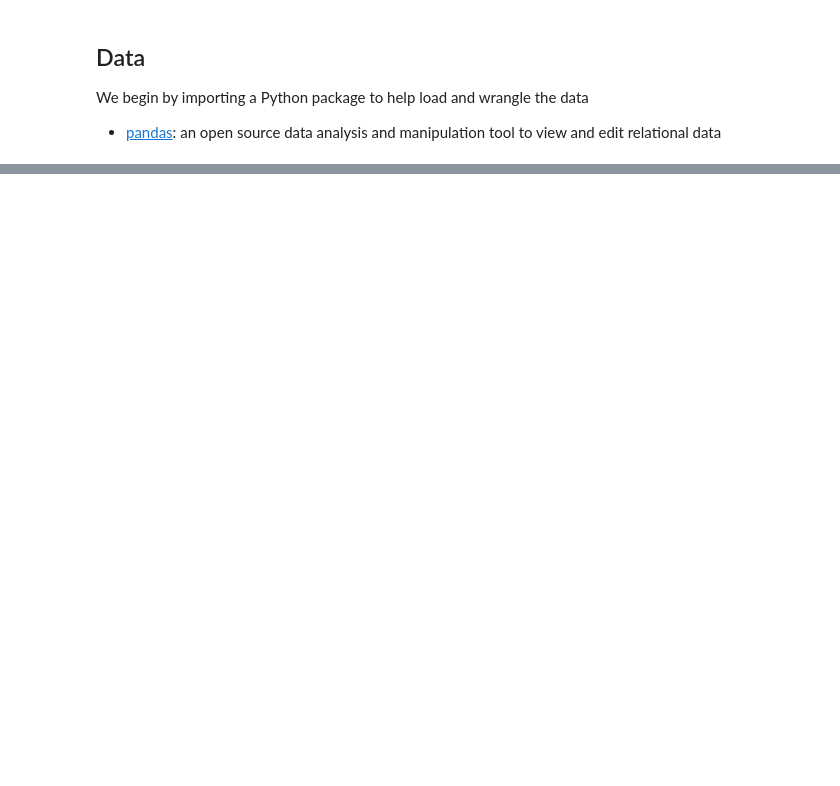
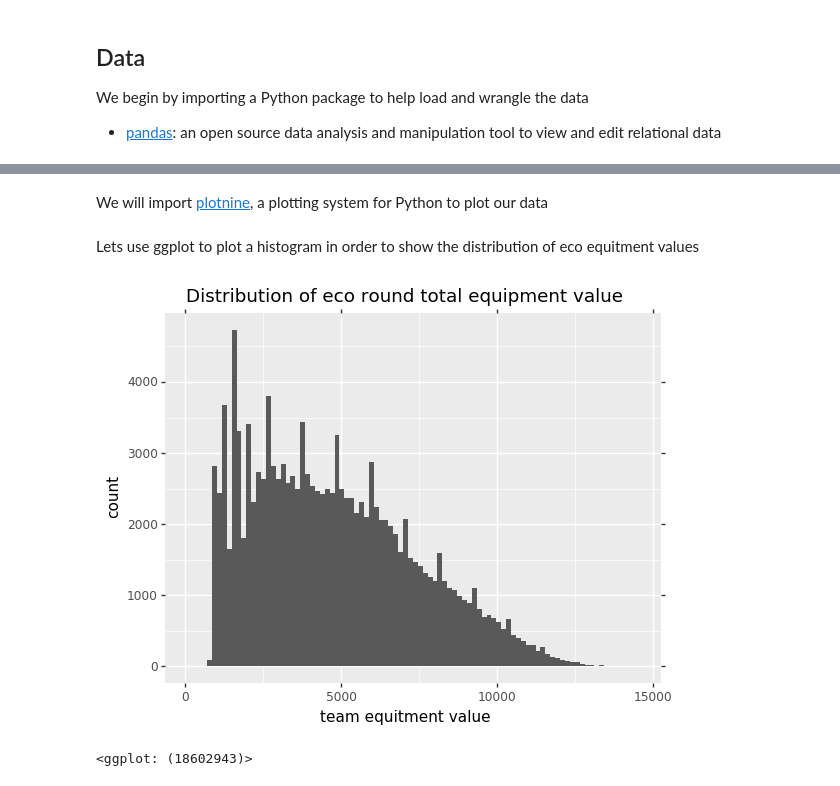
Before and after one commit to RandyBPerkins/CSGO-Data-Analysis, a Jupyter notebook: FinalProject.ipynb, the cells around one changed output, grey strips where cells are left out. Cells and saved outputs as stored; diff of their text form; code cells hidden in the pictures; blank space fills up the shorter version.

```diff
--- a/FinalProject.ipynb
+++ b/FinalProject.ipynb
@@ -45,0 +77,3 @@ url =
+# %%
+grenades = grenades.query("nade=='HE'")
+grenades.head()
@@ -45,0 +89,3 @@ url =
+# %%
+df = pd.merge(demos,grenades, how = 'left', left_on=['file','round'], right_on = ['file','round'])
+df.head()
@@ -45,0 +148,6 @@ url =
+# %%
+
+df = df.groupby(['file','round','winner_side','ct_eq_val','t_eq_val'])
+df = df.agg({'did_eco_win' :'max','did_eco_have_grenade' :'max' })
+df = df.reset_index()
+df.head()
@@ -45,0 +167,10 @@ url =
+# %%
+
+eda = df
+eda['eco_eq_val'] = 0
+eda['eco_equipment_val'] = df.apply(lambda x : min(x['ct_eq_val'],x['t_eq_val']), axis = 1)
+
+eda['noneco_equipment_val'] = 0
+eda['noneco_equipment_val'] = df.apply(lambda x : max(x['ct_eq_val'],x['t_eq_val']), axis = 1)
+
+eda.head()
@@ -45,0 +184,2 @@ url =
+# %% [markdown]
+We will import <a href="https://plotnine.readthedocs.io/en/stable/"> plotnine</a>, a plotting system for Python to plot our data
@@ -45,0 +190,11 @@ url =
+# %% [markdown]
+Lets use ggplot to plot a histogram in order to show the distribution of eco equitment values
+# %%
+(ggplot(eda, aes(x='eco_equipment_val'))
+    + geom_histogram()
+    + labs(title='Distribution of eco round total equipment value',
+          x='team equitment value',
+          y='count'))
+# %% [output]
+[figure, added]
+<ggplot: (18602943)>
```
Also changed, not shown: parts of 46 cells of this notebook, 1 other file.
